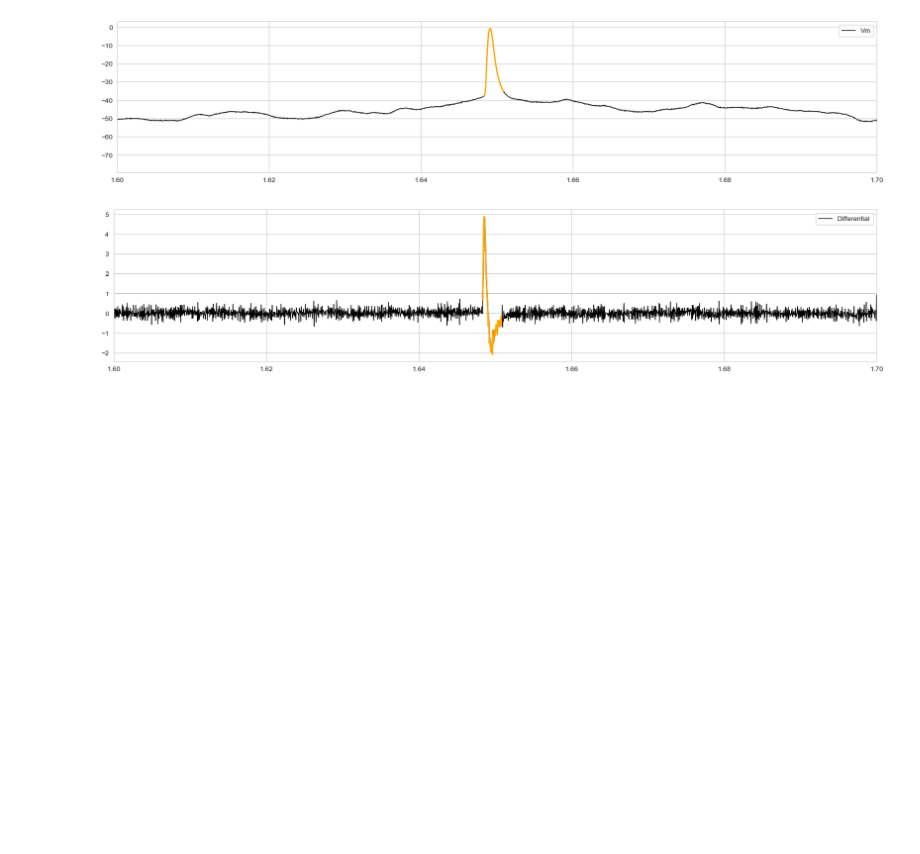
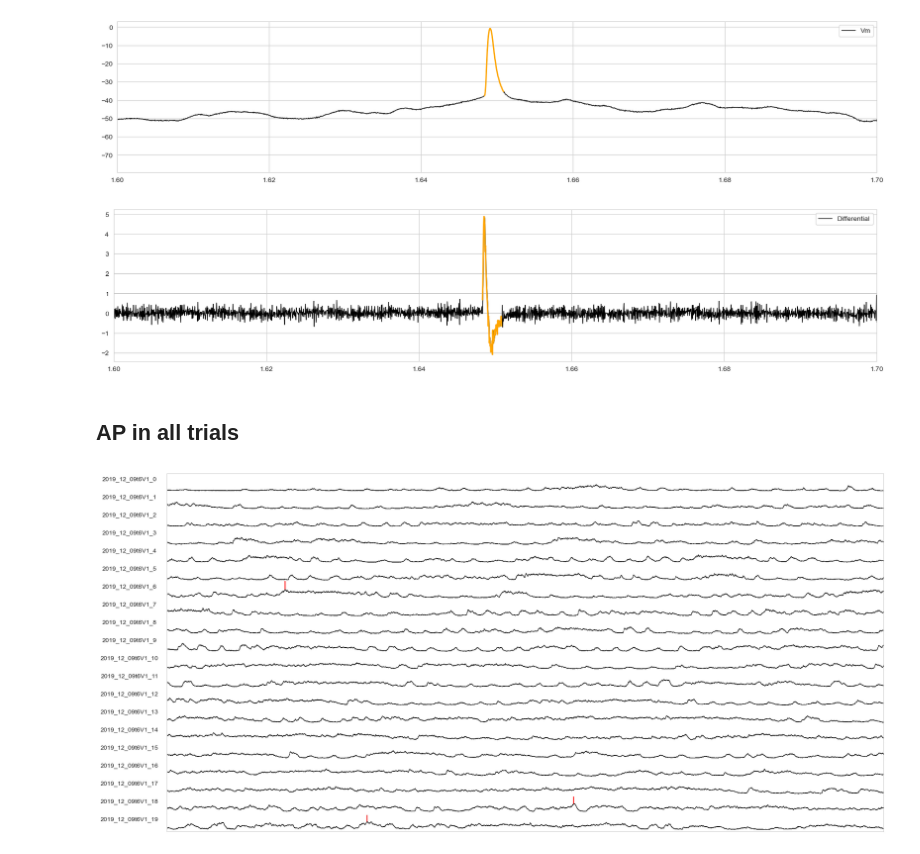
Before and after one commit to kerseviciute/movement-s1-m1, a Jupyter notebook: notebooks/06_ap_detection.ipynb, the cells around one changed output. Drawn from its saved outputs; the diff is of its cells as text; code cells hidden in the pictures; blank space fills up the shorter version.

Commit message:
Detect action potentials for all samples.

```diff
--- a/notebooks/06_ap_detection.ipynb
+++ b/notebooks/06_ap_detection.ipynb
@@ -136,3 +86,11 @@ plt.show()
 # %% [output]
 [figure]
 [figure]
+# %% [markdown]
+## AP in all trials
+# %%
+aps = pd.read_csv(f"output/movement-s1-m1/{sample['AnimalID']}/{sample['CellName']}/action_potentials.csv")
+# %%
+plot_all_events(data, channels = data.ch_names, movement = aps, limit = [-80, 0])
+# %% [output]
+[figure, added]
```
Also changed, not shown: parts of 5 cells of this notebook, 12 other files.
